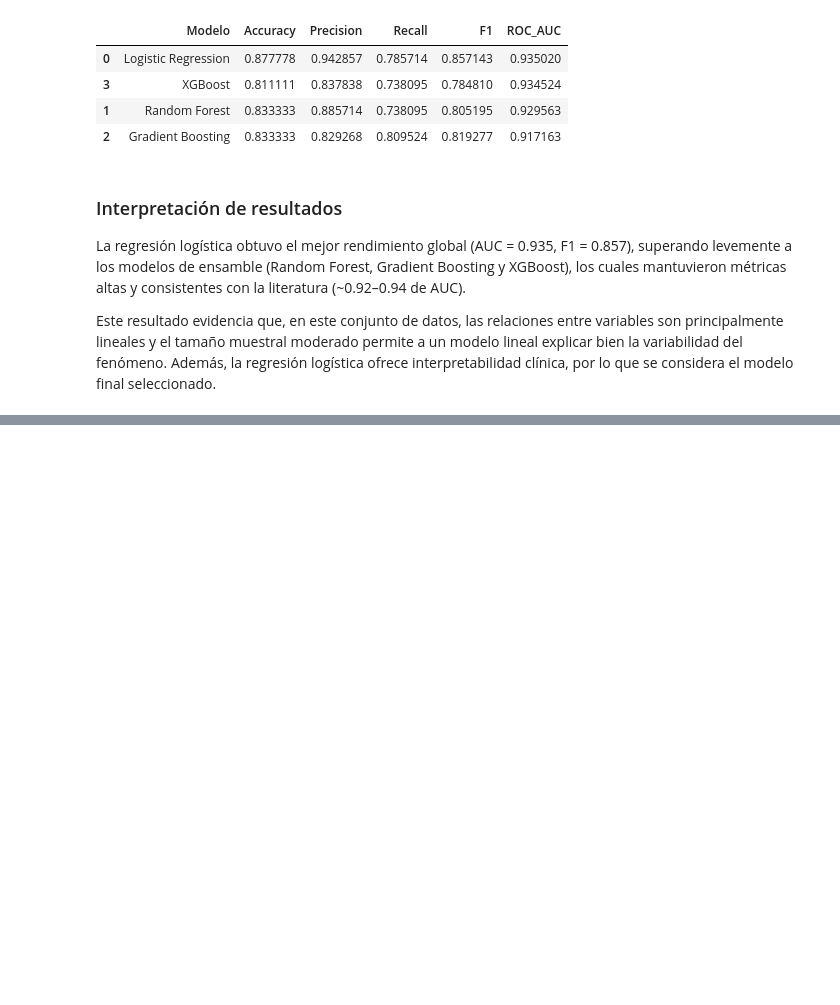
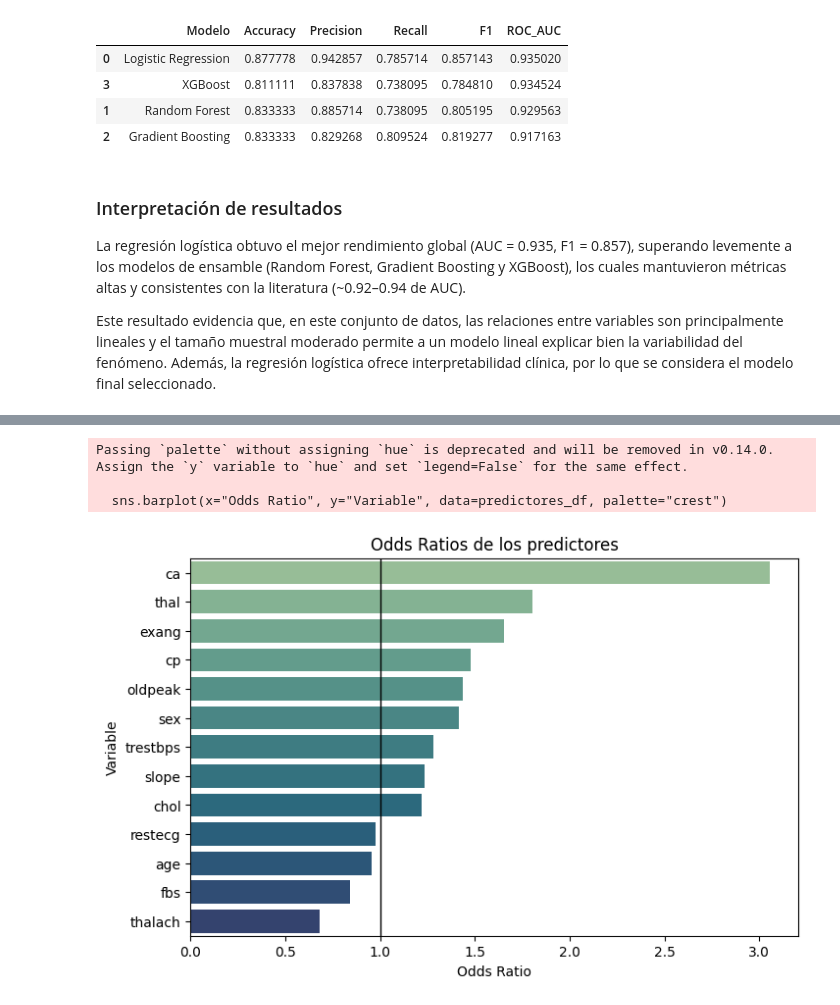
Before and after one commit to 1007451013i/Proyecto-Soluciones-Analiticas, a Jupyter notebook: 02_modelado_heart_disease_v3.ipynb, the cells around one changed output, grey strips where cells are left out. Cells and saved outputs as stored; diff of their text form; code cells hidden in the pictures; blank space fills up the shorter version.

Commit message:
Interpretación de Resultados

```diff
--- a/02_modelado_heart_disease_v3.ipynb
+++ b/02_modelado_heart_disease_v3.ipynb
@@ -223,0 +258,21 @@ Este resultado evidencia que, en este conjunto de datos, las relaciones entre va
+# %%
+import numpy as np
+import pandas as pd
+
+# Extraer los coeficientes del modelo
+coeficientes = lr.coef_[0]
+intercepto = lr.intercept_[0]
+
+# Calcular los Odds Ratios
+odds_ratios = np.exp(coeficientes)
+
+# Crear DataFrame con resultados
+predictores_df = pd.DataFrame({
+    "Variable": X.columns,
+    "Coeficiente": coeficientes,
+    "Odds Ratio": odds_ratios
+}).sort_values(by="Coeficiente", ascending=False)
+
+# Mostrar resultados
+print(f"Intercepto: {intercepto:.4f}")
+predictores_df
@@ -223,0 +295,12 @@ Este resultado evidencia que, en este conjunto de datos, las relaciones entre va
+# %%
+# Graficar Odds Ratio
+plt.figure(figsize=(8,5))
+sns.barplot(x="Odds Ratio", y="Variable", data=predictores_df, palette="crest")
+plt.title("Odds Ratios de los predictores")
+plt.axvline(1, color="black", linewidth=1)
+plt.show()
+# %% [output]
+Passing `palette` without assigning `hue` is deprecated and will be removed in v0.14.0. Assign the `y` variable to `hue` and set `legend=False` for the same effect.
+
+  sns.barplot(x="Odds Ratio", y="Variable", data=predictores_df, palette="crest")
+[figure, added]
```
Also changed, not shown: parts of 3 cells of this notebook.
